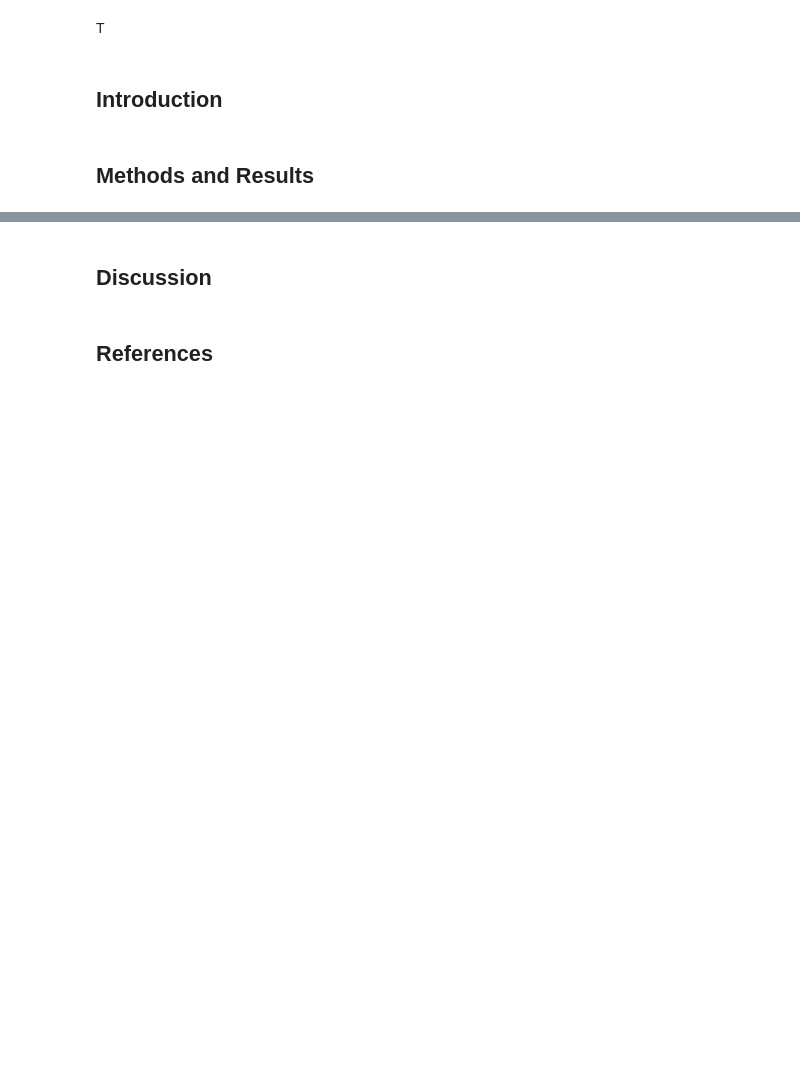
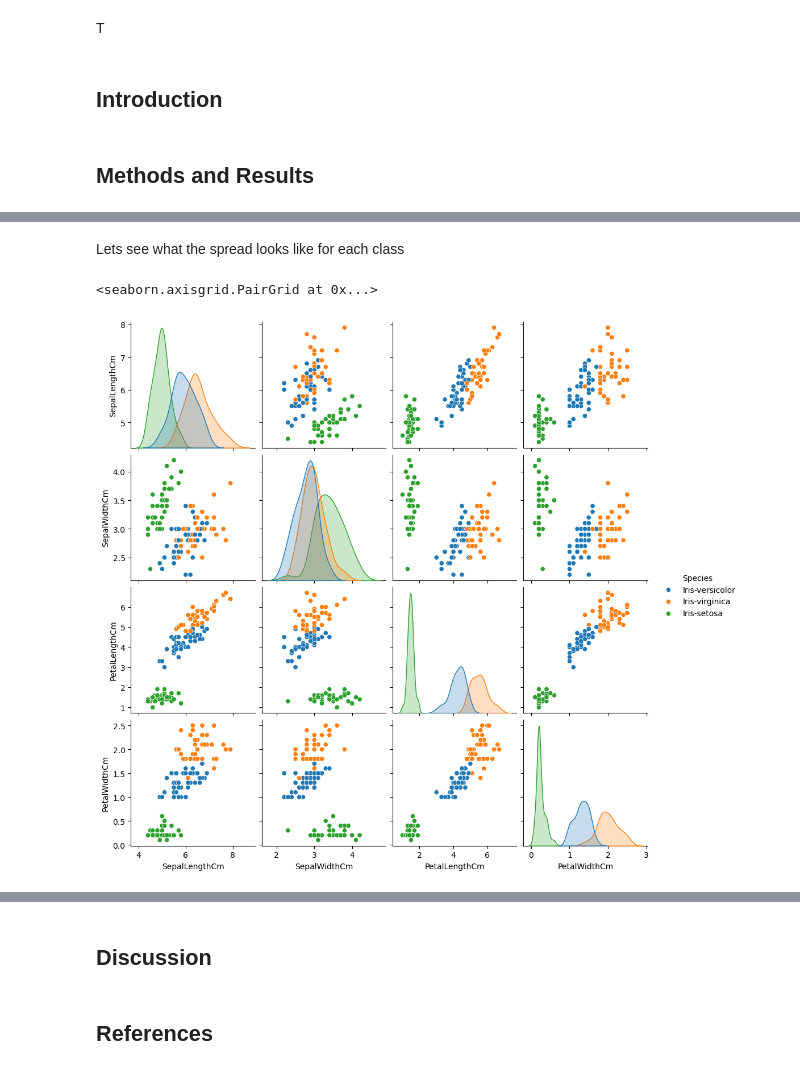
Before and after one commit to hoomanesteki/iris-ml-predictor, a Jupyter notebook: iris_summary.ipynb, the cells around one changed output, grey strips where cells are left out. Cells and saved outputs as stored; diff of their text form; code cells hidden in the pictures; blank space fills up the shorter version.

```diff
--- a/iris_summary.ipynb
+++ b/iris_summary.ipynb
@@ -25,0 +33,3 @@ T
+# %%
+iris = pd.read_csv('data/Iris.csv')
+iris.head()
@@ -25,0 +93,3 @@ T
+# %%
+iris_train, iris_test = train_test_split(iris, test_size=0.2, random_state=522)
+iris_train.head()
@@ -25,0 +103,8 @@ T
+# %% [markdown]
+Lets see what the spread looks like for each class
+# %%
+plt = sns.pairplot(iris_train.drop(columns =['Id'], axis=1), hue='Species')
+plt
+# %% [output]
+<seaborn.axisgrid.PairGrid at 0x...>
+[figure, added]
```
Also changed, not shown: parts of 27 cells of this notebook.
